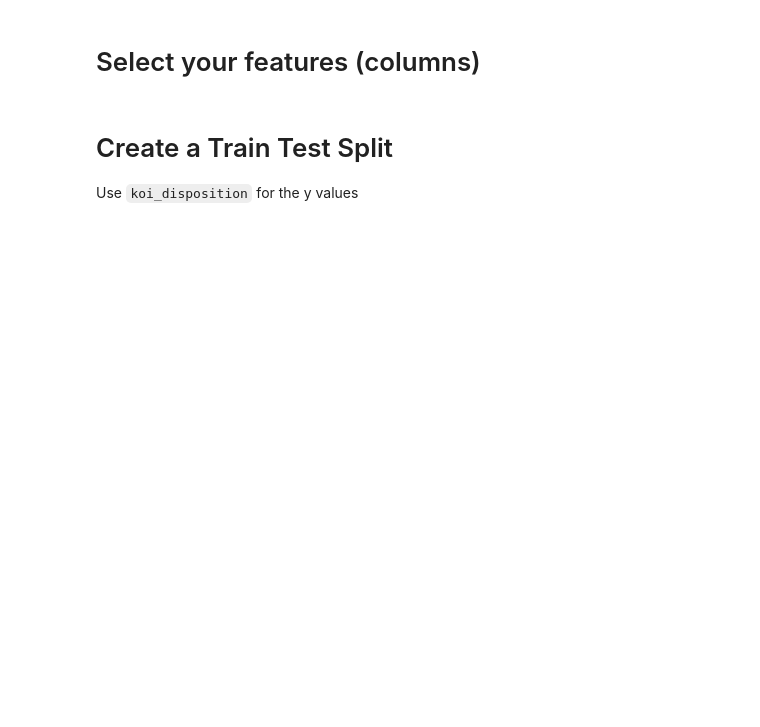
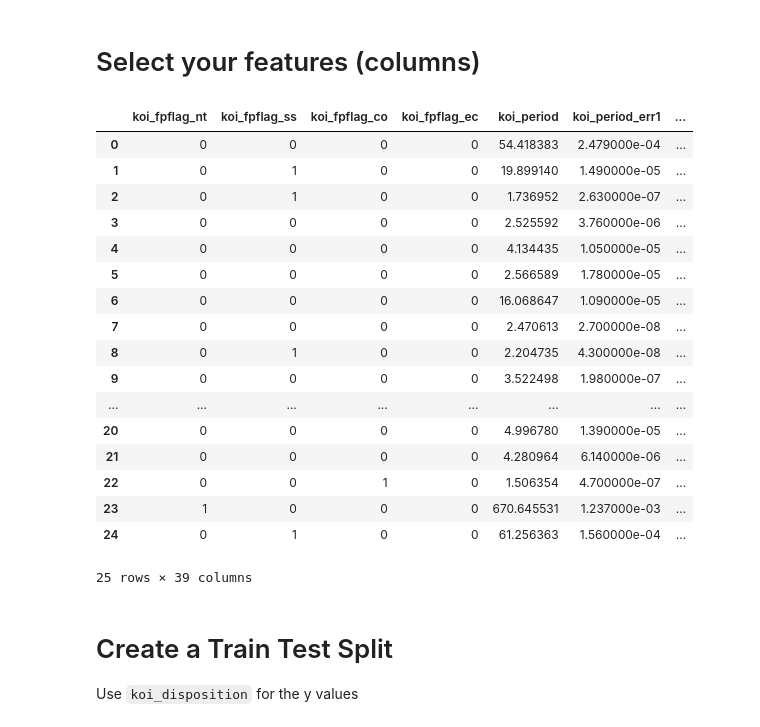
Before and after one commit to zombimaki/machine-learning-challenge, a Jupyter notebook: RandomForest.ipynb, the cells around one changed output. Cells and saved outputs as stored; diff of their text form; code cells hidden in the pictures; blank space fills up the shorter version.

```diff
--- a/RandomForest.ipynb
+++ b/RandomForest.ipynb
@@ -10,7 +25,7 @@ import pandas as pd
 # %% [markdown]
 # Read the CSV and Perform Basic Data Cleaning
 # %%
-df = pd.read_csv("exoplanet_data.csv")
+df = pd.read_csv("Resources\exoplanet_data.csv")
 # Drop the null columns where all values are null
 df = df.dropna(axis='columns', how='all')
 # Drop the null rows
@@ -20,7 +43,32 @@ df.head()
 # Select your features (columns)
 # %%
 # Set features. This will also be used as your x values.
-selected_features = df[['names', 'of', 'selected', 'features', 'here']]
+#selected_features = df.drop("koi_disposition", axis=1)
+
+selected_features = df.drop(["koi_disposition",
+                             "koi_tce_plnt_num"
+                            ],axis=1)
+
+selected_features.head(25)
+# %% [output]
+|  | koi_fpflag_nt | koi_fpflag_ss | koi_fpflag_co | koi_fpflag_ec | koi_period | koi_period_err1 | ... |
+| 0 | 0 | 0 | 0 | 0 | 54.418383 | 2.479000e-04 | ... |
+| 1 | 0 | 1 | 0 | 0 | 19.899140 | 1.490000e-05 | ... |
+| 2 | 0 | 1 | 0 | 0 | 1.736952 | 2.630000e-07 | ... |
+| 3 | 0 | 0 | 0 | 0 | 2.525592 | 3.760000e-06 | ... |
+| 4 | 0 | 0 | 0 | 0 | 4.134435 | 1.050000e-05 | ... |
+| 5 | 0 | 0 | 0 | 0 | 2.566589 | 1.780000e-05 | ... |
+| 6 | 0 | 0 | 0 | 0 | 16.068647 | 1.090000e-05 | ... |
+| 7 | 0 | 0 | 0 | 0 | 2.470613 | 2.700000e-08 | ... |
+| 8 | 0 | 1 | 0 | 0 | 2.204735 | 4.300000e-08 | ... |
+| 9 | 0 | 0 | 0 | 0 | 3.522498 | 1.980000e-07 | ... |
+| ... | ... | ... | ... | ... | ... | ... | ... |
+| 20 | 0 | 0 | 0 | 0 | 4.996780 | 1.390000e-05 | ... |
+| 21 | 0 | 0 | 0 | 0 | 4.280964 | 6.140000e-06 | ... |
+| 22 | 0 | 0 | 1 | 0 | 1.506354 | 4.700000e-07 | ... |
+| 23 | 1 | 0 | 0 | 0 | 670.645531 | 1.237000e-03 | ... |
+| 24 | 0 | 1 | 0 | 0 | 61.256363 | 1.560000e-04 | ... |
+25 rows × 39 columns
 # %% [markdown]
 # Create a Train Test Split
 
```
Also changed, not shown: parts of 21 cells of this notebook, 2 other files.
